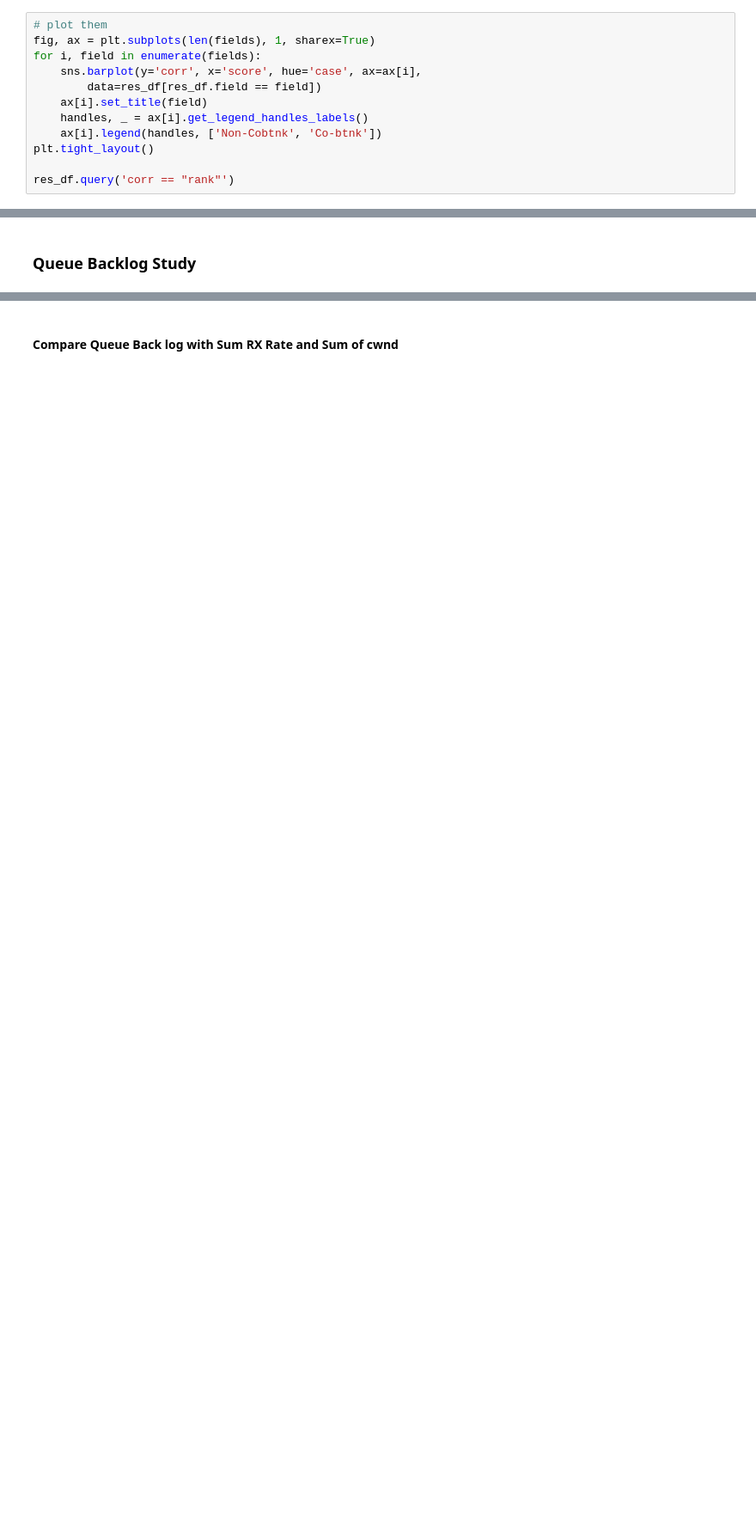
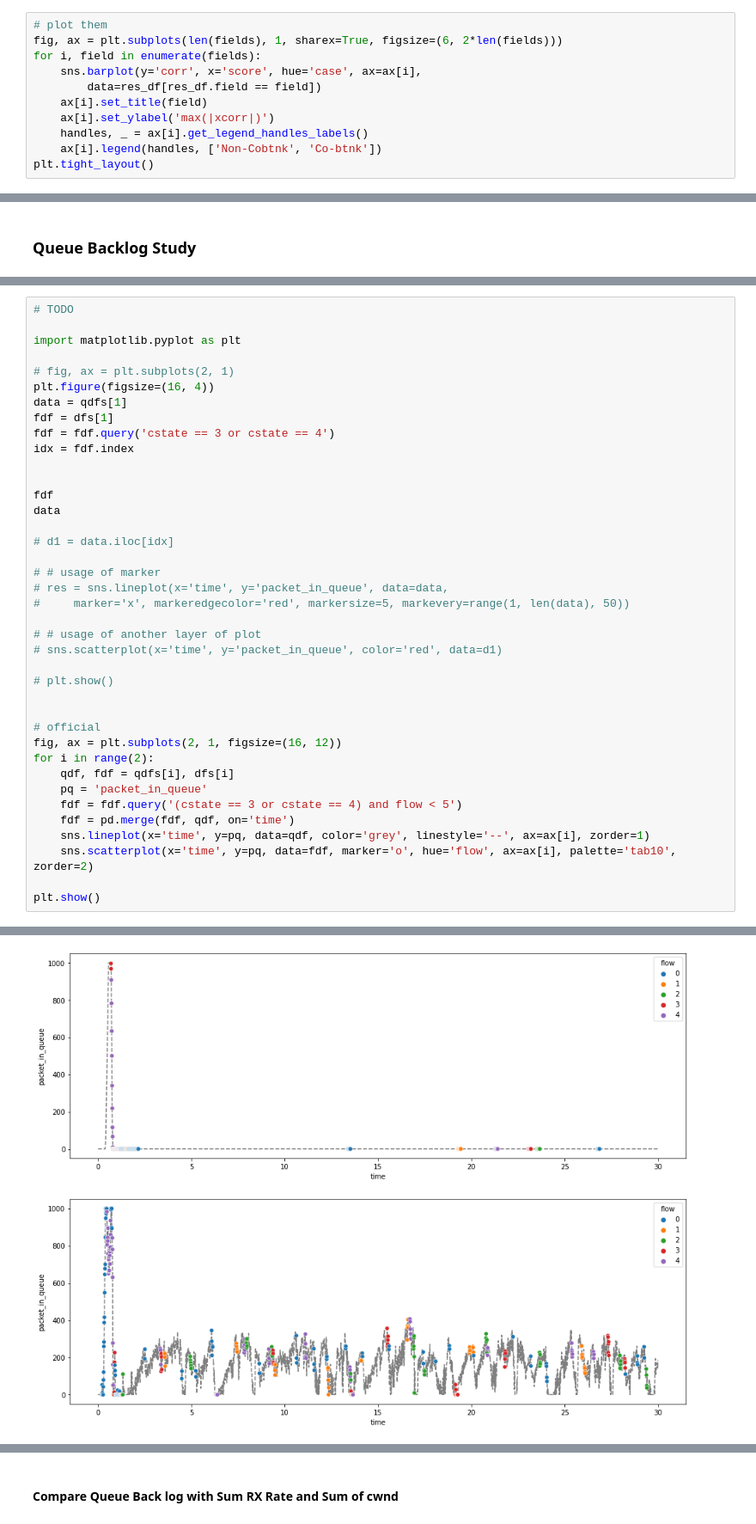
Before and after one commit to PrinceS17/NS_Simulation_Toolkit, a Jupyter notebook: script/corr_analysis.ipynb, the cells around one changed output, grey strips where cells are left out. Shown at 86% size. Drawn from its saved outputs; the diff is of its cells as text; blank space fills up the shorter version.

```diff
--- a/script/corr_analysis.ipynb
+++ b/script/corr_analysis.ipynb
@@ -221,14 +234,13 @@ Score result loaded.
 #### Plot Scores vs Correlation Approach w/ Case for Fields
 # %%
 # plot them
-fig, ax = plt.subplots(len(fields), 1, sharex=True)
+fig, ax = plt.subplots(len(fields), 1, sharex=True, figsize=(6, 2*len(fields)))
 for i, field in enumerate(fields):
     sns.barplot(y='corr', x='score', hue='case', ax=ax[i],
         data=res_df[res_df.field == field])
     ax[i].set_title(field)
+    ax[i].set_ylabel('max(|xcorr|)')
     handles, _ = ax[i].get_legend_handles_labels()
     ax[i].legend(handles, ['Non-Cobtnk', 'Co-btnk'])
 plt.tight_layout()
-
-res_df.query('corr == "rank"')
 # %% [output]
@@ -242,0 +282,40 @@ res_df.query('corr == "rank"')
+# %%
+# TODO
+
+import matplotlib.pyplot as plt
+
+# fig, ax = plt.subplots(2, 1)
+plt.figure(figsize=(16, 4))
+data = qdfs[1]
+fdf = dfs[1]
+fdf = fdf.query('cstate == 3 or cstate == 4')
+idx = fdf.index
+
+
+fdf
+data
+
+# d1 = data.iloc[idx]
+
+# # usage of marker
+# res = sns.lineplot(x='time', y='packet_in_queue', data=data,
+#     marker='x', markeredgecolor='red', markersize=5, markevery=range(1, len(data), 50))
+
+# # usage of another layer of plot
+# sns.scatterplot(x='time', y='packet_in_queue', color='red', data=d1)
+
+# plt.show()
+
+
+# official
+fig, ax = plt.subplots(2, 1, figsize=(16, 12))
+for i in range(2):
+    qdf, fdf = qdfs[i], dfs[i]
+    pq = 'packet_in_queue'
+    fdf = fdf.query('(cstate == 3 or cstate == 4) and flow < 5')
+    fdf = pd.merge(fdf, qdf, on='time')
+    sns.lineplot(x='time', y=pq, data=qdf, color='grey', linestyle='--', ax=ax[i], zorder=1)
+    sns.scatterplot(x='time', y=pq, data=fdf, marker='o', hue='flow', ax=ax[i], palette='tab10', zorder=2)
+
+plt.show()
+# %% [output]
@@ -242,0 +323 @@ res_df.query('corr == "rank"')
+[figure, added]
```
Also changed, not shown: parts of 13 cells of this notebook, 1 other file.
